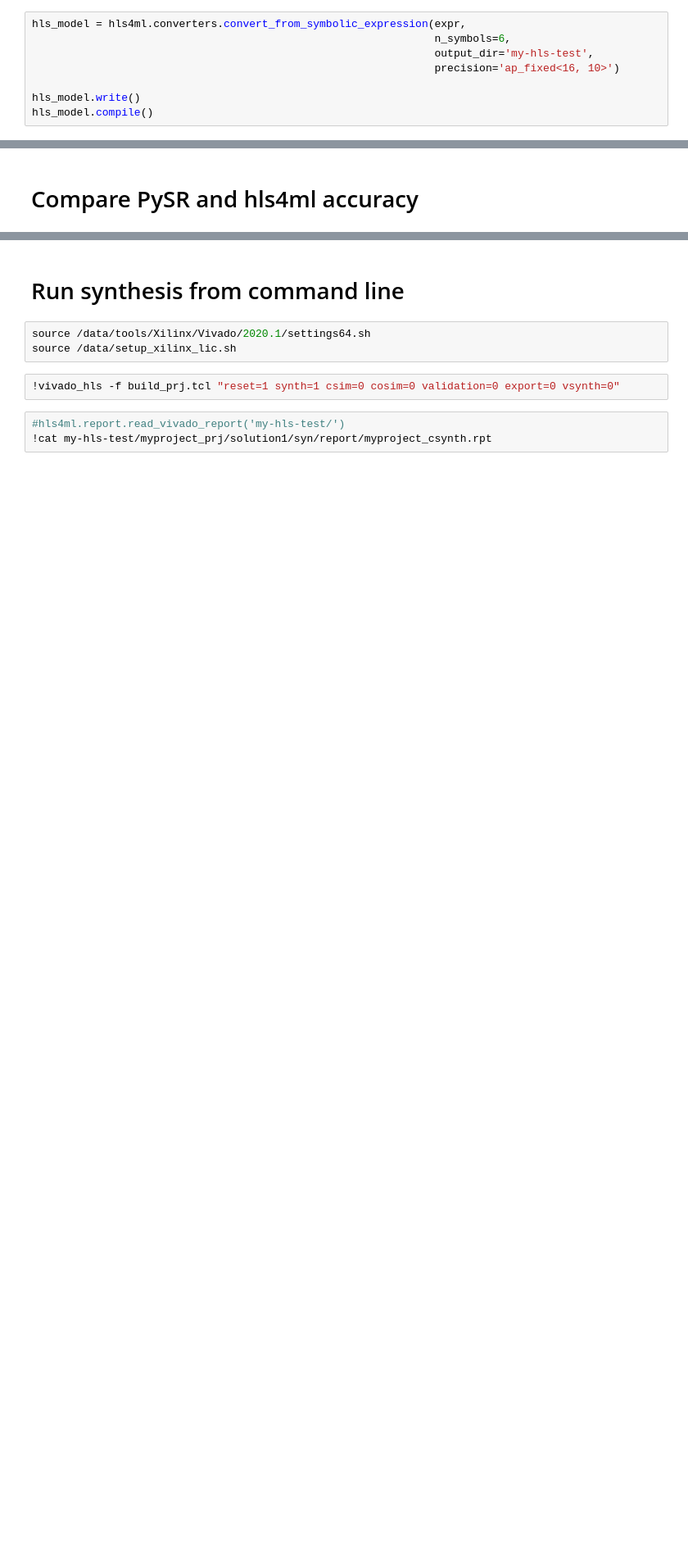
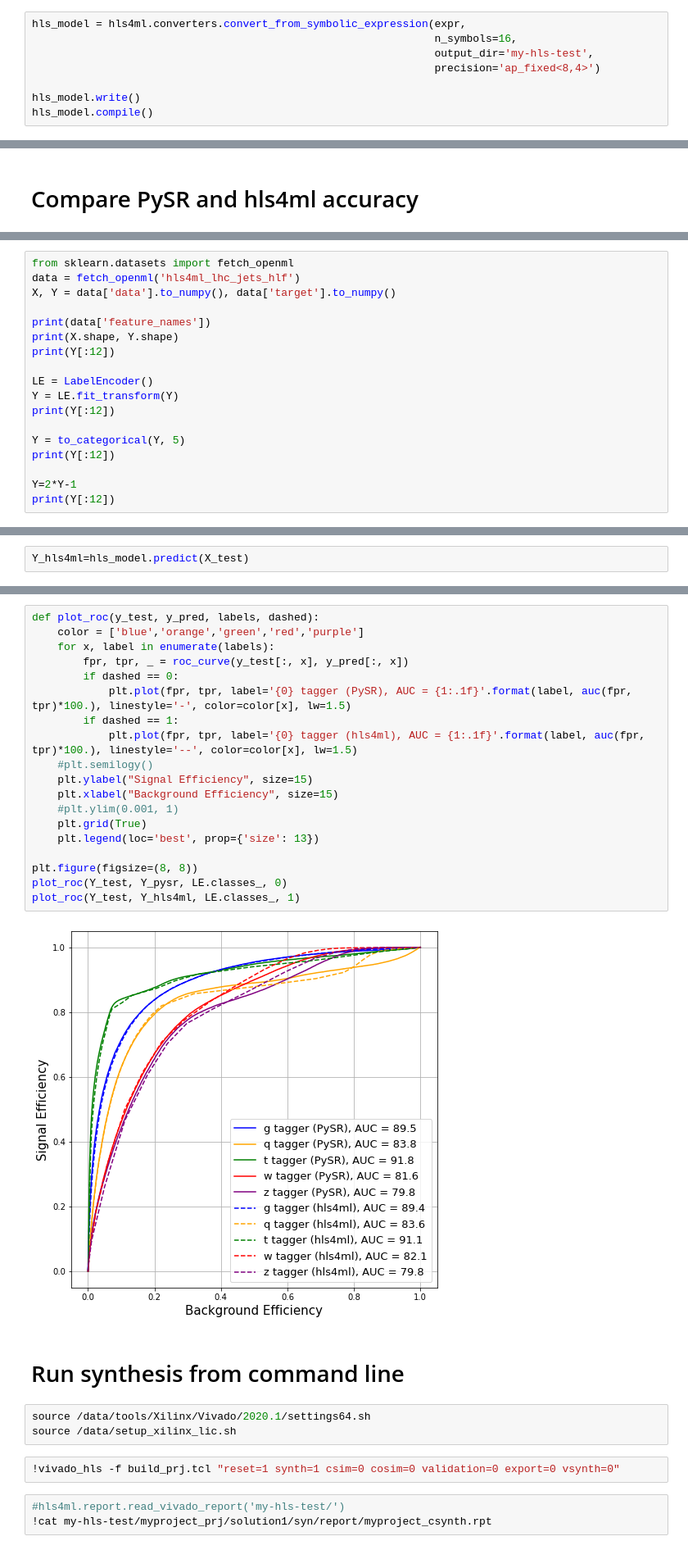
Before and after one commit to hftsoi/symbolic_regression, a Jupyter notebook: hls.ipynb, the cells around one changed output, grey strips where cells are left out. Shown: that part at 82% size. Drawn from its saved outputs; the diff is of its cells as text; blank space fills up the shorter version.

```diff
--- a/hls.ipynb
+++ b/hls.ipynb
@@ -15,9 +15,9 @@ for i in range(5):
     expr.append(sympy.parsing.sympy_parser.parse_expr(expr_str[i]))
 # %%
 hls_model = hls4ml.converters.convert_from_symbolic_expression(expr,
-                                                               n_symbols=6,
+                                                               n_symbols=16,
                                                                output_dir='my-hls-test',
-                                                               precision='ap_fixed<16, 10>')
+                                                               precision='ap_fixed<8,4>')
 
 hls_model.write()
 hls_model.compile()
@@ -54,0 +60,18 @@ array([  3.   ,   4.   ,  72.625,  64.   , 180.   ], dtype=float32)
+# %%
+from sklearn.datasets import fetch_openml
+data = fetch_openml('hls4ml_lhc_jets_hlf')
+X, Y = data['data'].to_numpy(), data['target'].to_numpy()
+
+print(data['feature_names'])
+print(X.shape, Y.shape)
+print(Y[:12])
+
+LE = LabelEncoder()
+Y = LE.fit_transform(Y)
+print(Y[:12])
+
+Y = to_categorical(Y, 5)
+print(Y[:12])
+
+Y=2*Y-1
+print(Y[:12])
@@ -54,0 +131,2 @@ array([  3.   ,   4.   ,  72.625,  64.   , 180.   ], dtype=float32)
+# %%
+Y_hls4ml=hls_model.predict(X_test)
@@ -55,3 +137,24 @@ array([  3.   ,   4.   ,  72.625,  64.   , 180.   ], dtype=float32)
+# %%
+def plot_roc(y_test, y_pred, labels, dashed):
+    color = ['blue','orange','green','red','purple']
+    for x, label in enumerate(labels):
+        fpr, tpr, _ = roc_curve(y_test[:, x], y_pred[:, x])
+        if dashed == 0:
+            plt.plot(fpr, tpr, label='{0} tagger (PySR), AUC = {1:.1f}'.format(label, auc(fpr, tpr)*100.), linestyle='-', color=color[x], lw=1.5)
+        if dashed == 1:
+            plt.plot(fpr, tpr, label='{0} tagger (hls4ml), AUC = {1:.1f}'.format(label, auc(fpr, tpr)*100.), linestyle='--', color=color[x], lw=1.5)
+    #plt.semilogy()
+    plt.ylabel("Signal Efficiency", size=15)
+    plt.xlabel("Background Efficiency", size=15)
+    #plt.ylim(0.001, 1)
+    plt.grid(True)
+    plt.legend(loc='best', prop={'size': 13})
+
+plt.figure(figsize=(8, 8))
+plot_roc(Y_test, Y_pysr, LE.classes_, 0)
+plot_roc(Y_test, Y_hls4ml, LE.classes_, 1)
+# %% [output]
+[figure, added]
 # %% [markdown]
 # Run synthesis from command line
 # %%
```
Also changed, not shown: parts of 21 cells of this notebook.
